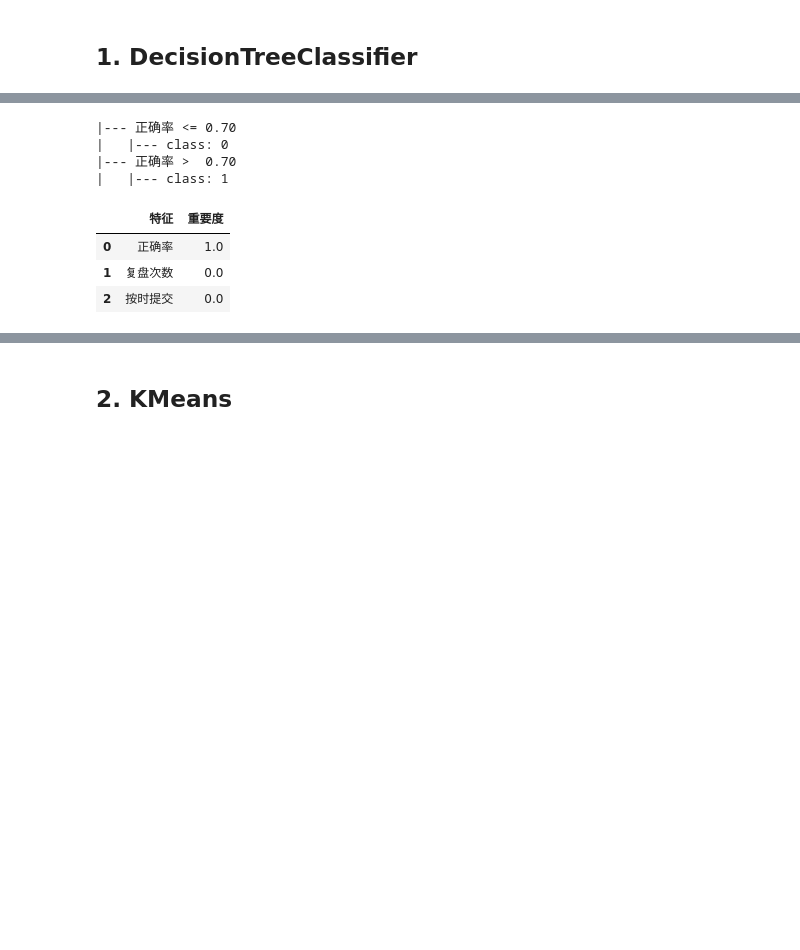
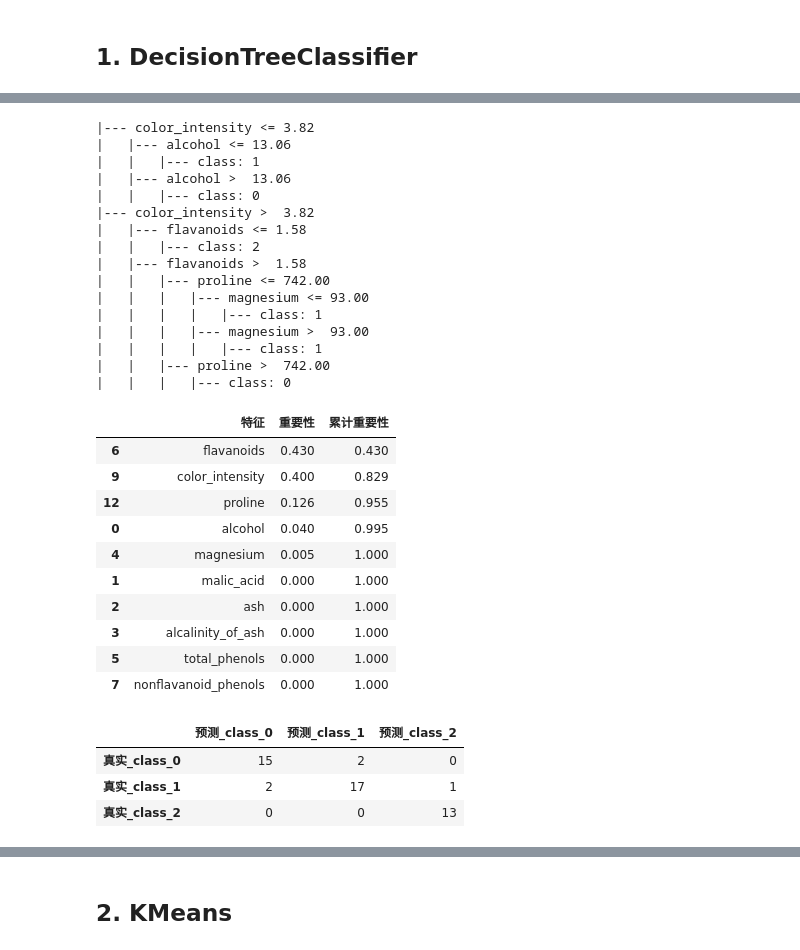
Before and after one commit to zhesun-0209/ai-thinking-labs, a Jupyter notebook: notebooks/ch07_decision_tree_kmeans.ipynb, the cells around one changed output, grey strips where cells are left out. Cells and saved outputs as stored; diff of their text form; code cells hidden in the pictures; blank space fills up the shorter version.

```diff
--- a/notebooks/ch07_decision_tree_kmeans.ipynb
+++ b/notebooks/ch07_decision_tree_kmeans.ipynb
@@ -99,14 +113,2 @@ display(tree_df)
 # %% [markdown]
 ## 1. DecisionTreeClassifier
-# %%
-# 训练 sklearn 决策树，并输出每个样本的预测。
-tree = DecisionTreeClassifier(max_depth=3, min_samples_leaf=1, random_state=0)
-tree.fit(X_tree, y_tree)
-
-tree_pred = tree.predict(X_tree)
-tree_result = tree_df.copy()
-tree_result["预测"] = tree_pred
-tree_result["预测含义"] = np.where(tree_pred == 1, "已掌握", "未掌握")
-tree_result["预测正确"] = tree_result["预测"].eq(tree_result["掌握"])
-display(tree_result)
-print("训练集准确率:", round(accuracy_score(y_tree, tree_pred), 3))
@@ -126,18 +160,49 @@ print("训练集准确率:", round(accuracy_score(y_tree, tree_pred), 3))
 # %%
-# 查看树的分裂规则和特征贡献。
+# 查看分裂规则、特征重要性和混淆矩阵。
 importance_df = pd.DataFrame(
-    {"特征": feature_names, "重要度": tree.feature_importances_}
-).sort_values("重要度", ascending=False)
+    {"特征": feature_names, "重要性": tree.feature_importances_}
+).sort_values("重要性", ascending=False)
+importance_df["累计重要性"] = importance_df["重要性"].cumsum()
 
-print(export_text(tree, feature_names=feature_names))
-display(importance_df)
+confusion_df = pd.DataFrame(
+    confusion_matrix(y_test, test_pred),
+    index=[f"真实_{name}" for name in class_names],
+    columns=[f"预测_{name}" for name in class_names],
+)
+
+print(export_text(tree, feature_names=feature_names, max_depth=3))
+display(importance_df.head(10).round(3))
+display(confusion_df)
 # %% [output]
-|--- 正确率 <= 0.70
-|   |--- class: 0
-|--- 正确率 >  0.70
-|   |--- class: 1
+|--- color_intensity <= 3.82
+|   |--- alcohol <= 13.06
+|   |   |--- class: 1
+|   |--- alcohol >  13.06
+|   |   |--- class: 0
+|--- color_intensity >  3.82
+|   |--- flavanoids <= 1.58
+|   |   |--- class: 2
+|   |--- flavanoids >  1.58
+|   |   |--- proline <= 742.00
+|   |   |   |--- magnesium <= 93.00
+|   |   |   |   |--- class: 1
+|   |   |   |--- magnesium >  93.00
+|   |   |   |   |--- class: 1
+|   |   |--- proline >  742.00
+|   |   |   |--- class: 0
-|  | 特征 | 重要度 |
-| 0 | 正确率 | 1.0 |
-| 1 | 复盘次数 | 0.0 |
-| 2 | 按时提交 | 0.0 |
+|  | 特征 | 重要性 | 累计重要性 |
+| 6 | flavanoids | 0.430 | 0.430 |
+| 9 | color_intensity | 0.400 | 0.829 |
+| 12 | proline | 0.126 | 0.955 |
+| 0 | alcohol | 0.040 | 0.995 |
+| 4 | magnesium | 0.005 | 1.000 |
+| 1 | malic_acid | 0.000 | 1.000 |
+| 2 | ash | 0.000 | 1.000 |
+| 3 | alcalinity_of_ash | 0.000 | 1.000 |
+| 5 | total_phenols | 0.000 | 1.000 |
+| 7 | nonflavanoid_phenols | 0.000 | 1.000 |
+|  | 预测_class_0 | 预测_class_1 | 预测_class_2 |
+| 真实_class_0 | 15 | 2 | 0 |
+| 真实_class_1 | 2 | 17 | 1 |
+| 真实_class_2 | 0 | 0 | 13 |
 # %%
```
Also changed, not shown: parts of 13 cells of this notebook, 2 other files.
